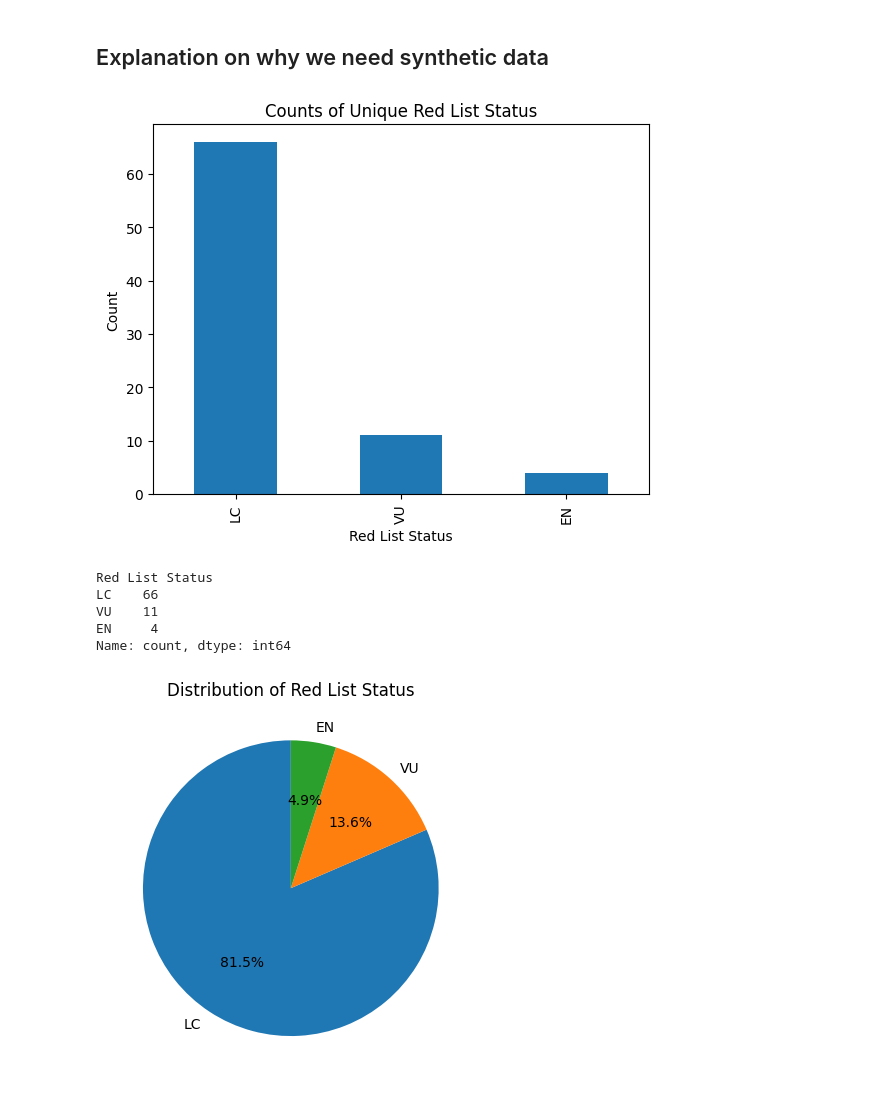
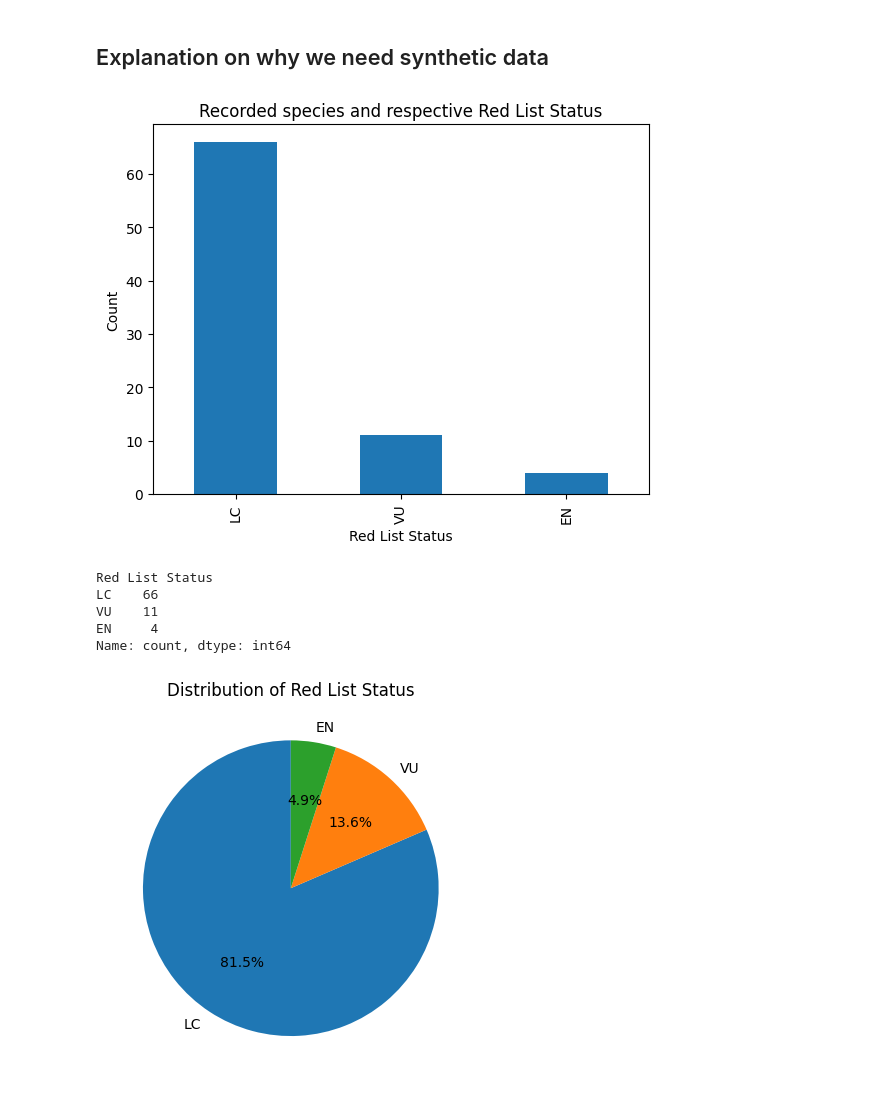
Before and after one commit to Kenny101-dot/Ornistone-Project, a Jupyter notebook: Analysis/EDA4.ipynb, the cells around one changed output. Saved outputs shown, nothing was run; the diff lists cells and outputs as text; code cells hidden in the pictures.

```diff
--- a/Analysis/EDA4.ipynb
+++ b/Analysis/EDA4.ipynb
@@ -55,19 +65,19 @@ df3 =pd.read_csv('../data/finally_bird_list.csv')
 # %%
 import matplotlib.pyplot as plt
 
 # Count the unique values in the "Red List Status" column
 red_list_counts = df3["Red List Status"].value_counts()
 
 # Plot the counts
 red_list_counts.plot(kind='bar')
 plt.xlabel('Red List Status')
 plt.ylabel('Count')
-plt.title('Counts of Unique Red List Status')
+plt.title('Recorded species and respective Red List Status')
 plt.show()
 # Print the actual counts of all unique Red List Status
 print(red_list_counts)
 # %% [output]
-[figure, old version]
+[figure, new version]
 Red List Status
 LC    66
 VU    11
```
Also changed, not shown: parts of 6 cells of this notebook, 5 other files.
